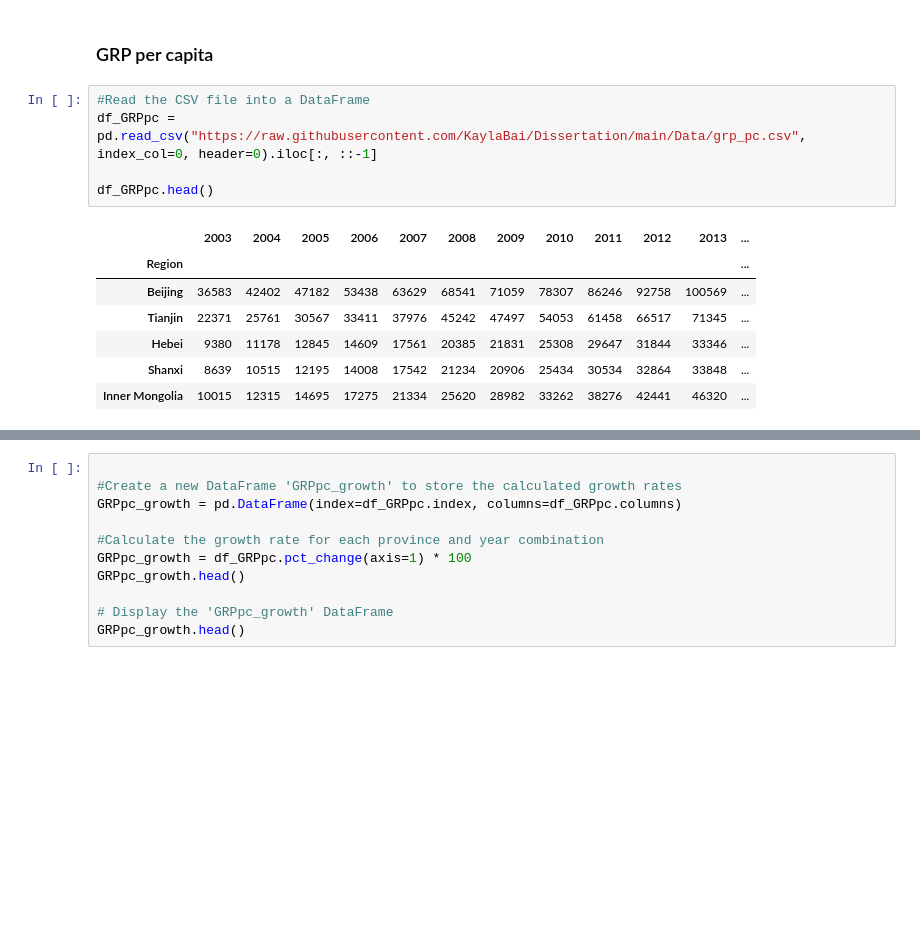
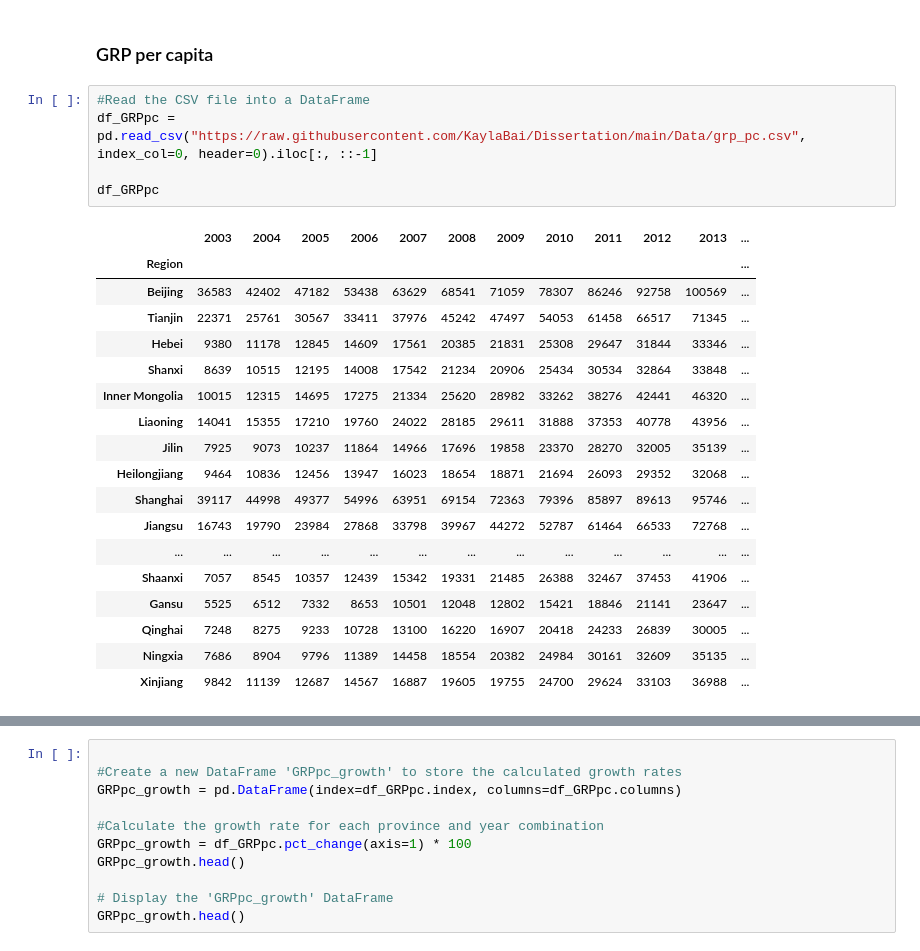
Before and after one commit to KaylaBai/Dissertation, a Jupyter notebook: Dissertation.ipynb, the cells around one changed output, grey strips where cells are left out. Saved outputs shown, nothing was run; the diff lists cells and outputs as text; blank space fills up the shorter version.

```diff
--- a/Dissertation.ipynb
+++ b/Dissertation.ipynb
@@ -242,13 +241,24 @@ plt.show()
 # %%
 #Read the CSV file into a DataFrame
 df_GRPpc = pd.read_csv("https://raw.githubusercontent.com/KaylaBai/Dissertation/main/Data/grp_pc.csv", index_col=0, header=0).iloc[:, ::-1]
 
-df_GRPpc.head()
+df_GRPpc
 # %% [output]
 |  | 2003 | 2004 | 2005 | 2006 | 2007 | 2008 | 2009 | 2010 | 2011 | 2012 | 2013 | ... |
 | Region |  |  |  |  |  |  |  |  |  |  |  | ... |
 | Beijing | 36583 | 42402 | 47182 | 53438 | 63629 | 68541 | 71059 | 78307 | 86246 | 92758 | 100569 | ... |
 | Tianjin | 22371 | 25761 | 30567 | 33411 | 37976 | 45242 | 47497 | 54053 | 61458 | 66517 | 71345 | ... |
 | Hebei | 9380 | 11178 | 12845 | 14609 | 17561 | 20385 | 21831 | 25308 | 29647 | 31844 | 33346 | ... |
 | Shanxi | 8639 | 10515 | 12195 | 14008 | 17542 | 21234 | 20906 | 25434 | 30534 | 32864 | 33848 | ... |
 | Inner Mongolia | 10015 | 12315 | 14695 | 17275 | 21334 | 25620 | 28982 | 33262 | 38276 | 42441 | 46320 | ... |
+| Liaoning | 14041 | 15355 | 17210 | 19760 | 24022 | 28185 | 29611 | 31888 | 37353 | 40778 | 43956 | ... |
+| Jilin | 7925 | 9073 | 10237 | 11864 | 14966 | 17696 | 19858 | 23370 | 28270 | 32005 | 35139 | ... |
+| Heilongjiang | 9464 | 10836 | 12456 | 13947 | 16023 | 18654 | 18871 | 21694 | 26093 | 29352 | 32068 | ... |
+| Shanghai | 39117 | 44998 | 49377 | 54996 | 63951 | 69154 | 72363 | 79396 | 85897 | 89613 | 95746 | ... |
+| Jiangsu | 16743 | 19790 | 23984 | 27868 | 33798 | 39967 | 44272 | 52787 | 61464 | 66533 | 72768 | ... |
+| ... | ... | ... | ... | ... | ... | ... | ... | ... | ... | ... | ... | ... |
+| Shaanxi | 7057 | 8545 | 10357 | 12439 | 15342 | 19331 | 21485 | 26388 | 32467 | 37453 | 41906 | ... |
+| Gansu | 5525 | 6512 | 7332 | 8653 | 10501 | 12048 | 12802 | 15421 | 18846 | 21141 | 23647 | ... |
+| Qinghai | 7248 | 8275 | 9233 | 10728 | 13100 | 16220 | 16907 | 20418 | 24233 | 26839 | 30005 | ... |
+| Ningxia | 7686 | 8904 | 9796 | 11389 | 14458 | 18554 | 20382 | 24984 | 30161 | 32609 | 35135 | ... |
+| Xinjiang | 9842 | 11139 | 12687 | 14567 | 16887 | 19605 | 19755 | 24700 | 29624 | 33103 | 36988 | ... |
```
Also changed, not shown: parts of 15 cells of this notebook.
